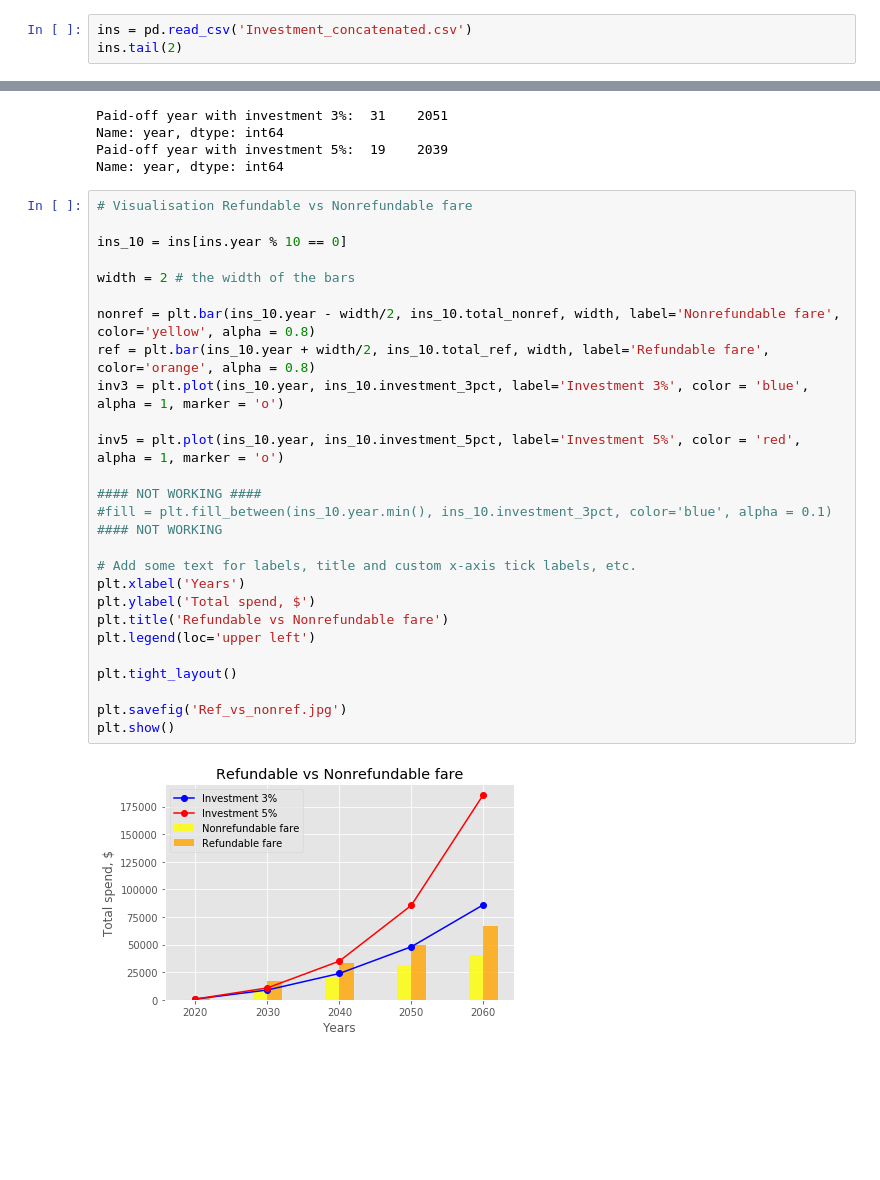
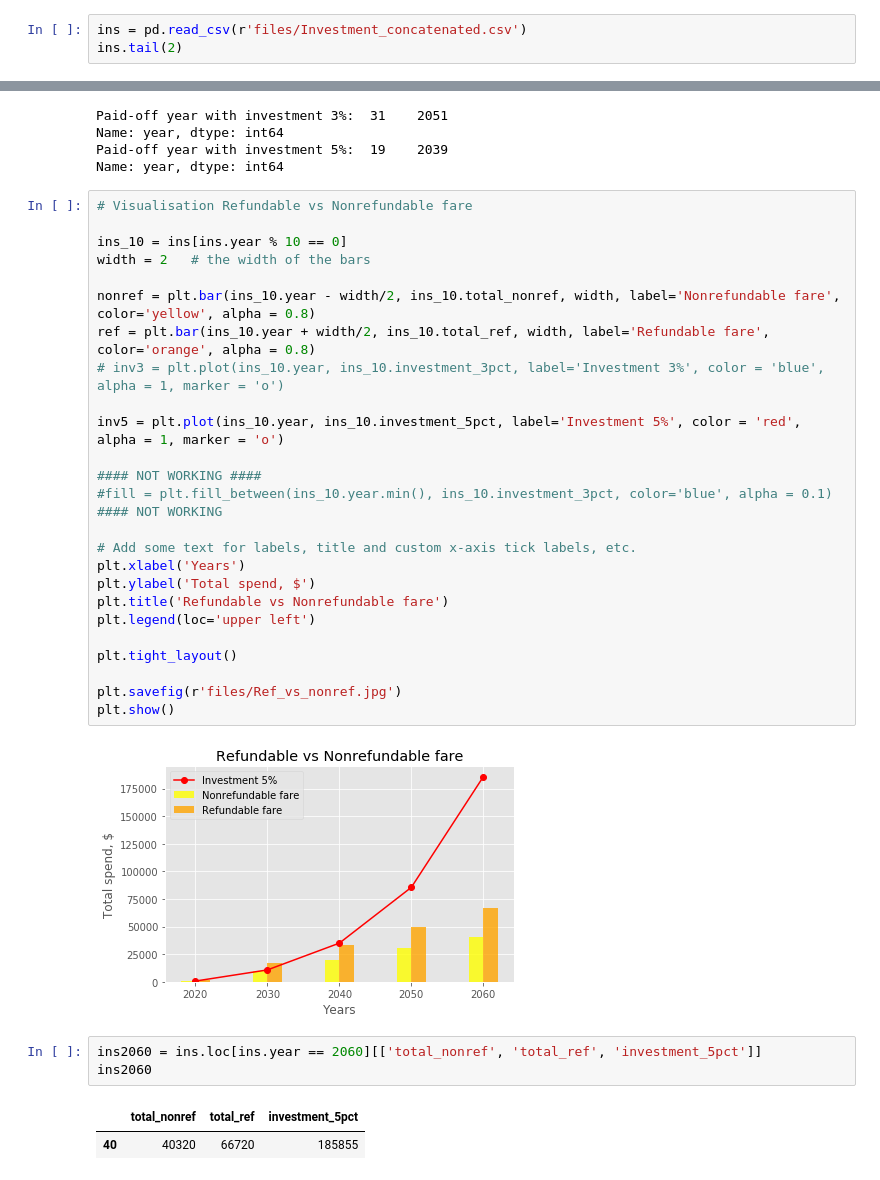
Before and after one commit to samburska/insurance, a Jupyter notebook: Insurance.ipynb, the cells around one changed output, grey strips where cells are left out. Cells and saved outputs as stored; diff of their text form; blank space fills up the shorter version.

```diff
--- a/Insurance.ipynb
+++ b/Insurance.ipynb
@@ -56,5 +60,5 @@ ins_sum[ins_sum.year == 2060]
 # %%
-ins = pd.read_csv('Investment_concatenated.csv')
+ins = pd.read_csv(r'files/Investment_concatenated.csv')
 ins.tail(2)
 # %% [output]
 |  | year | years_passed | total_nonref | CI_incl_nonref | total_ref | CI_incl_ref | total_dif | ... |
@@ -156,28 +160,33 @@ Name: year, dtype: int64
 # %%
 # Visualisation Refundable vs Nonrefundable fare
 
 ins_10 = ins[ins.year % 10 == 0]
-
-width = 2 # the width of the bars
+width = 2   # the width of the bars
 
 nonref = plt.bar(ins_10.year - width/2, ins_10.total_nonref, width, label='Nonrefundable fare', color='yellow', alpha = 0.8)
 ref = plt.bar(ins_10.year + width/2, ins_10.total_ref, width, label='Refundable fare', color='orange', alpha = 0.8)
-inv3 = plt.plot(ins_10.year, ins_10.investment_3pct, label='Investment 3%', color = 'blue', alpha = 1, marker = 'o')
+# inv3 = plt.plot(ins_10.year, ins_10.investment_3pct, label='Investment 3%', color = 'blue', alpha = 1, marker = 'o')
 
 inv5 = plt.plot(ins_10.year, ins_10.investment_5pct, label='Investment 5%', color = 'red', alpha = 1, marker = 'o')
 
 #### NOT WORKING ####
 #fill = plt.fill_between(ins_10.year.min(), ins_10.investment_3pct, color='blue', alpha = 0.1) #### NOT WORKING
 
 # Add some text for labels, title and custom x-axis tick labels, etc.
 plt.xlabel('Years')
 plt.ylabel('Total spend, $')
 plt.title('Refundable vs Nonrefundable fare')
 plt.legend(loc='upper left')
 
 plt.tight_layout()
 
-plt.savefig('Ref_vs_nonref.jpg')
+plt.savefig(r'files/Ref_vs_nonref.jpg')
 plt.show()
 # %% [output]
-[figure, old version]
+[figure, new version]
+# %%
+ins2060 = ins.loc[ins.year == 2060][['total_nonref', 'total_ref', 'investment_5pct']]
+ins2060
+# %% [output]
+|  | total_nonref | total_ref | investment_5pct |
+| 40 | 40320 | 66720 | 185855 |
```
Also changed, not shown: parts of 6 cells of this notebook, 1 other file.
